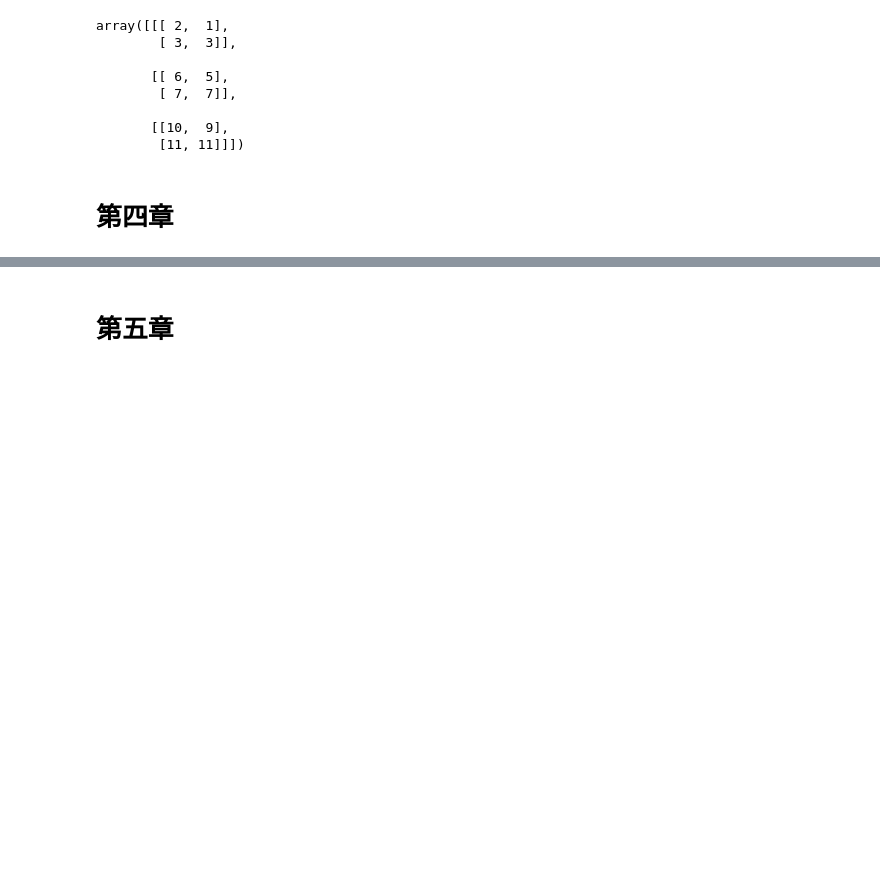
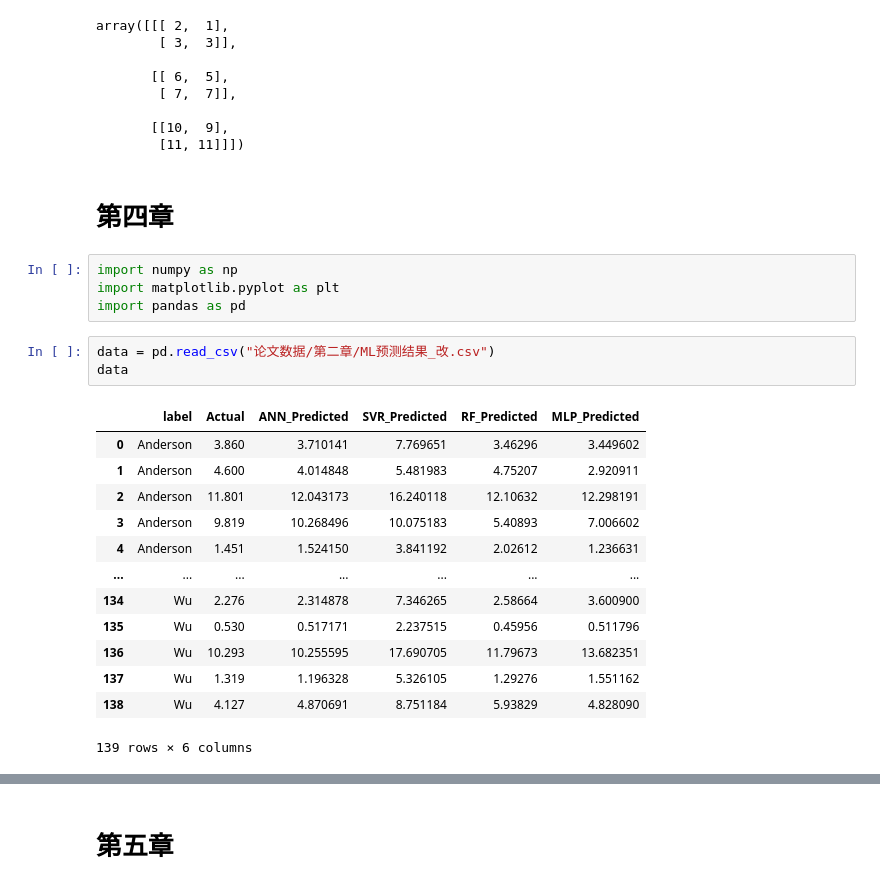
Before and after one commit to jackyvava/CodeWaveVegetation, a Jupyter notebook: code.ipynb, the cells around one changed output, grey strips where cells are left out. Saved outputs shown, nothing was run; the diff lists cells and outputs as text; blank space fills up the shorter version.

```diff
--- a/code.ipynb
+++ b/code.ipynb
@@ -2148,3 +2148,24 @@ array([[[ 2,  1],
         [11, 11]]])
 # %% [markdown]
 # 第四章
+# %%
+import numpy as np
+import matplotlib.pyplot as plt
+import pandas as pd
+# %%
+data = pd.read_csv("论文数据/第二章/ML预测结果_改.csv")
+data
+# %% [output]
+|  | label | Actual | ANN_Predicted | SVR_Predicted | RF_Predicted | MLP_Predicted |
+| 0 | Anderson | 3.860 | 3.710141 | 7.769651 | 3.46296 | 3.449602 |
+| 1 | Anderson | 4.600 | 4.014848 | 5.481983 | 4.75207 | 2.920911 |
+| 2 | Anderson | 11.801 | 12.043173 | 16.240118 | 12.10632 | 12.298191 |
+| 3 | Anderson | 9.819 | 10.268496 | 10.075183 | 5.40893 | 7.006602 |
+| 4 | Anderson | 1.451 | 1.524150 | 3.841192 | 2.02612 | 1.236631 |
+| ... | ... | ... | ... | ... | ... | ... |
+| 134 | Wu | 2.276 | 2.314878 | 7.346265 | 2.58664 | 3.600900 |
+| 135 | Wu | 0.530 | 0.517171 | 2.237515 | 0.45956 | 0.511796 |
+| 136 | Wu | 10.293 | 10.255595 | 17.690705 | 11.79673 | 13.682351 |
+| 137 | Wu | 1.319 | 1.196328 | 5.326105 | 1.29276 | 1.551162 |
+| 138 | Wu | 4.127 | 4.870691 | 8.751184 | 5.93829 | 4.828090 |
+139 rows × 6 columns
```
Also changed, not shown: parts of 9 cells of this notebook, 1 other file.
